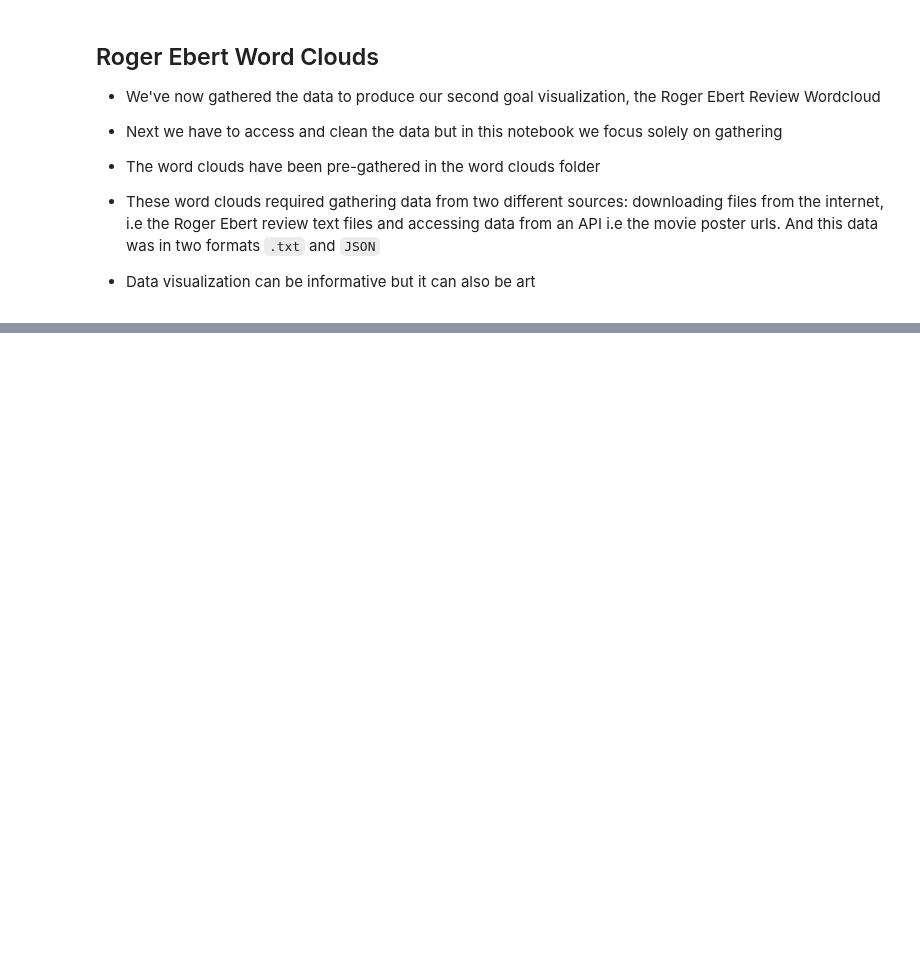
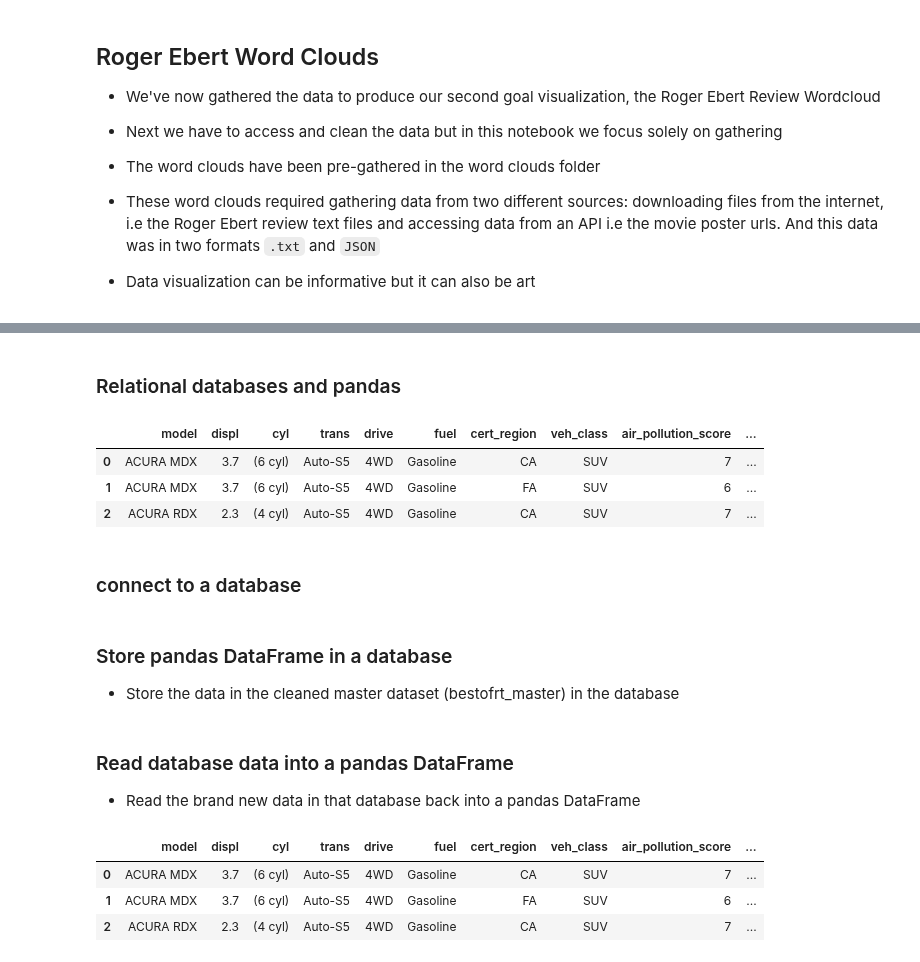
Before and after one commit to jumbamark/data_analysis, a Jupyter notebook: 3-data_wrangling/1-gathering/gathering_data.ipynb, the cells around one changed output, grey strips where cells are left out. Drawn from its saved outputs; the diff is of its cells as text; code cells hidden in the pictures; blank space fills up the shorter version.

Commit message:
relational databases

```diff
--- a/3-data_wrangling/1-gathering/gathering_data.ipynb
+++ b/3-data_wrangling/1-gathering/gathering_data.ipynb
@@ -951,0 +1054,2 @@ df
+# %% [markdown]
+### Relational databases and pandas
@@ -951,0 +1058,12 @@ df
+# %%
+df = pd.read_csv(
+    '/home/mark/data_science/Udacity/data_analysis/2-introduction_to_data-analysis/case_studies/second/fuel-economy-datasets/all_alpha_08_clean.csv')
+# %%
+df.head(3)
+# %% [output]
+|  | model | displ | cyl | trans | drive | fuel | cert_region | veh_class | air_pollution_score | ... |
+| 0 | ACURA MDX | 3.7 | (6 cyl) | Auto-S5 | 4WD | Gasoline | CA | SUV | 7 | ... |
+| 1 | ACURA MDX | 3.7 | (6 cyl) | Auto-S5 | 4WD | Gasoline | FA | SUV | 6 | ... |
+| 2 | ACURA RDX | 2.3 | (4 cyl) | Auto-S5 | 4WD | Gasoline | CA | SUV | 7 | ... |
+# %% [markdown]
+### connect to a database
@@ -951,0 +1076,3 @@ df
+# %% [markdown]
+### Store pandas DataFrame in a database
+- Store the data in the cleaned master dataset (bestofrt_master) in the database
@@ -951,0 +1083,3 @@ df
+# %% [markdown]
+### Read database data into a pandas DataFrame
+- Read the brand new data in that database back into a pandas DataFrame
@@ -951,0 +1088,7 @@ df
+# %%
+df_gather.head(3)
+# %% [output]
+|  | model | displ | cyl | trans | drive | fuel | cert_region | veh_class | air_pollution_score | ... |
+| 0 | ACURA MDX | 3.7 | (6 cyl) | Auto-S5 | 4WD | Gasoline | CA | SUV | 7 | ... |
+| 1 | ACURA MDX | 3.7 | (6 cyl) | Auto-S5 | 4WD | Gasoline | FA | SUV | 6 | ... |
+| 2 | ACURA RDX | 2.3 | (4 cyl) | Auto-S5 | 4WD | Gasoline | CA | SUV | 7 | ... |
```
Also changed, not shown: parts of 13 cells of this notebook, 9 other files.
